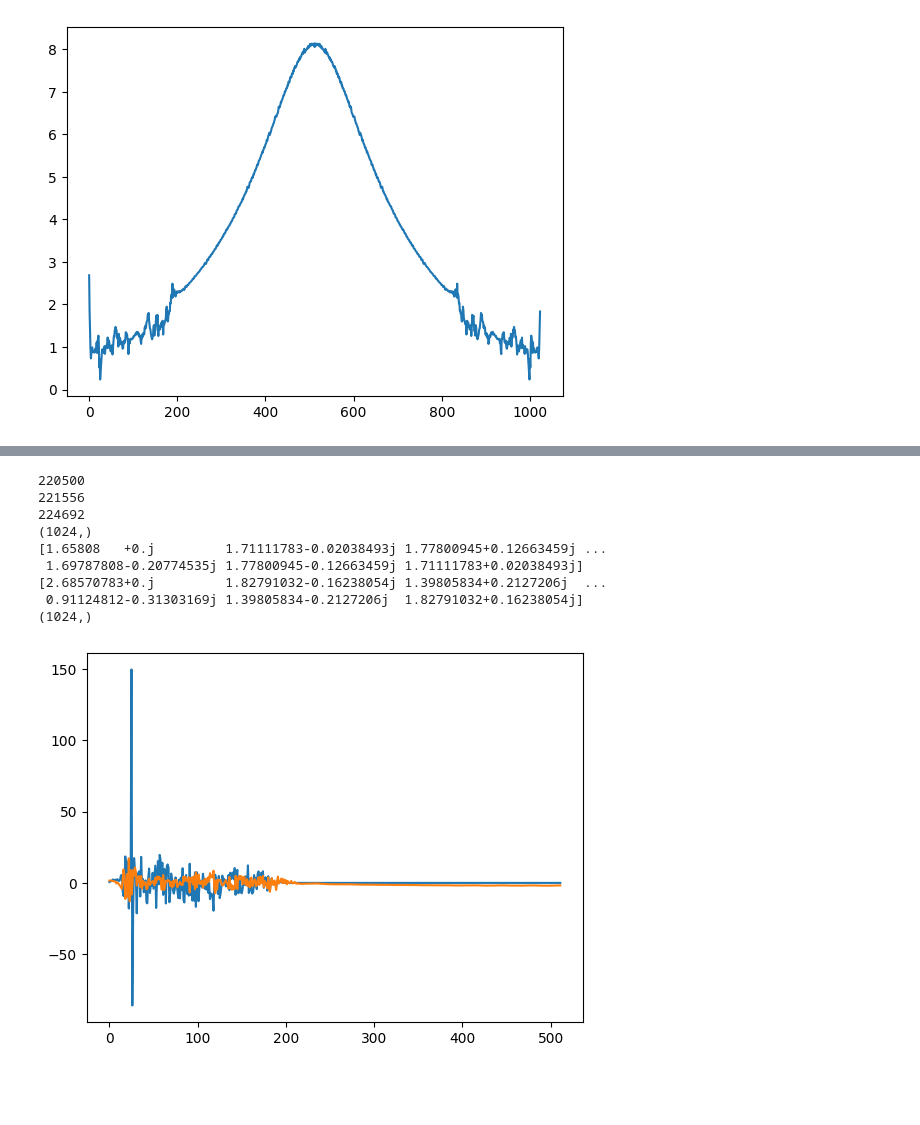
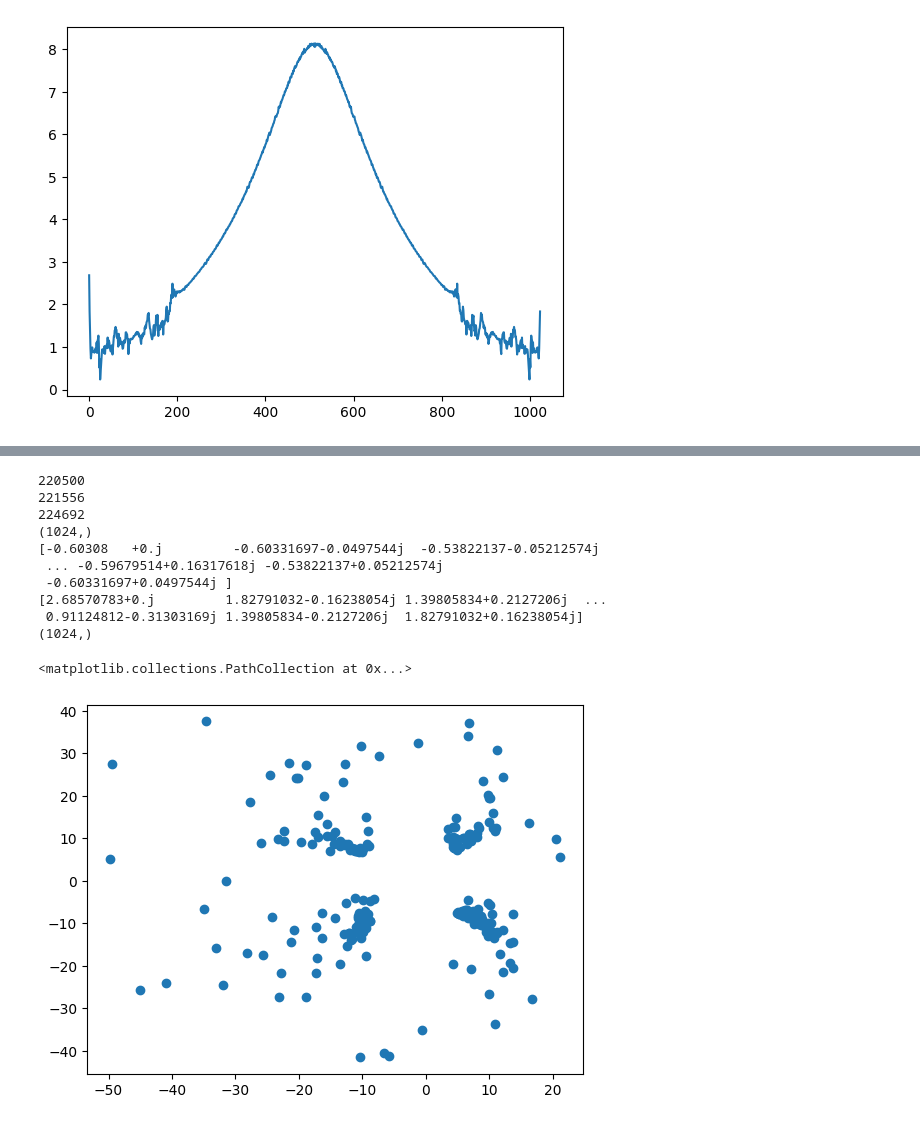
Before and after one commit to kmcm0707/GF3, a Jupyter notebook: full_decoder.ipynb, the cells around one changed output, grey strips where cells are left out. Cells and saved outputs as stored; diff of their text form; code cells hidden in the pictures; blank space fills up the shorter version.

```diff
--- a/full_decoder.ipynb
+++ b/full_decoder.ipynb
@@ -288,7 +288,8 @@ chanel_estimation_2 = standered_estimation(OFDM_DATA, Symbol_One, 1024)
 plt.plot(np.abs(chanel_estimation_2))
 plt.show()
 time_channel_2 = np.fft.ifft(chanel_estimation_2)
-time_channel_2 = time_channel_2[:30]
+"""time_channel_2 = time_channel_2[200:]
+time_channel_2 = np.pad(time_channel_2, (0, 824), "constant", constant_values=(0, 0))""" #TO BE DONE -  FIR TIME TO BE EXPANDED
 chanel_estimation_2 = np.fft.fft(time_channel_2, n=1024)
 print(time_channel_2)
 plt.plot((time_channel_2))
@@ -319,32 +308,32 @@ plt.show()
 # %%
 Start_index = lags[max_index] + len(chirp)
 print(len(chirp))
 print(len(chirp) + 1056)
 print(Start_index)
 n = 1056
-Symbol_Two = y[Start_index + 2*n :Start_index + 3*n]
+Symbol_Two = y[Start_index + 1*n :Start_index + 2*n]
 Symbol_Two = Symbol_Two[32:]
 print(Symbol_Two.shape)
 Symbol_Two = np.fft.fft(Symbol_Two, n = 1024)
 print(Symbol_Two)
 print(chanel_estimation)
 print(chanel_estimation.shape)
 Symbol_Two_correct = Symbol_Two / chanel_estimation
 Symbol_Two_correct_2 = Symbol_Two / chanel_estimation_2
 
 
 
-plt.plot(np.real(Symbol_Two_correct[0:512]))
-plt.plot(np.real(Symbol_Two_correct_2[0:512]))
-plt.show()
+plt.scatter(np.real(Symbol_Two_correct_2[250:511]), np.imag(Symbol_Two_correct_2[250:511]))
 # %% [output]
 220500
 221556
 224692
 (1024,)
-[1.65808   +0.j         1.71111783-0.02038493j 1.77800945+0.12663459j ...
- 1.69787808-0.20774535j 1.77800945-0.12663459j 1.71111783+0.02038493j]
+[-0.60308   +0.j         -0.60331697-0.0497544j  -0.53822137-0.05212574j
+ ... -0.59679514+0.16317618j -0.53822137+0.05212574j
+ -0.60331697+0.0497544j ]
 [2.68570783+0.j         1.82791032-0.16238054j 1.39805834+0.2127206j  ...
  0.91124812-0.31303169j 1.39805834-0.2127206j  1.82791032+0.16238054j]
 (1024,)
+<matplotlib.collections.PathCollection at 0x...>
-[figure, old version]
+[figure, new version]
```
Also changed, not shown: parts of 9 cells of this notebook.
